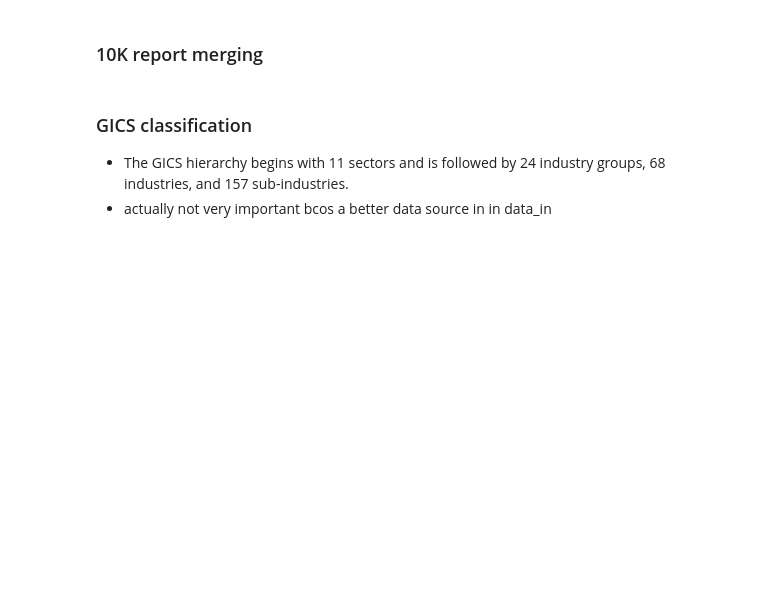
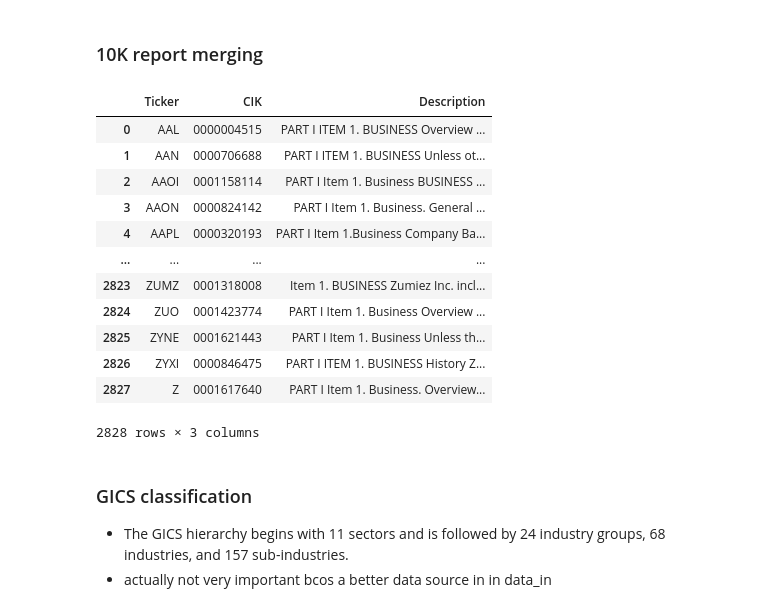
Before and after one commit to Sivalavida/Text-based-Industry-Classification, a Jupyter notebook: Data Extraction.ipynb, the cells around one changed output. Drawn from its saved outputs; the diff is of its cells as text; code cells hidden in the pictures; blank space fills up the shorter version.

```diff
--- a/Scraper script.ipynb
+++ b/Data Extraction.ipynb
@@ -546,20 +546,36 @@ ticker_ratios_clean_df.to_csv('data_out/russell_ratios_df.csv')
 # %% [markdown]
 ### 10K report merging
 # %%
-DOWNLOAD_FOLDER_10K = os.getcwd() + os.path.sep + 'data_in\\10K intros\\'
+DOWNLOAD_FOLDER_10K = os.getcwd() + os.path.sep + 'data_in\\10K intros\\russell\\'
 desc_list = []
 
-for filename in os.listdir(DOWNLOAD_FOLDER_10K):
+for filename in tqdm(os.listdir(DOWNLOAD_FOLDER_10K)):
+    if filename == 'desktop.ini': # not sure why its there, but cant seem to be able to take it out
+        continue
     ticker = filename.split('_')[0]
     cik = filename.split('_')[1]
     with open(DOWNLOAD_FOLDER_10K + filename,  'r', encoding='utf-8') as f:
         desc = f.read()
     desc_list.append([ticker,cik,desc])
 
-snp_desc_10K_df = pd.DataFrame(desc_list, columns=['Ticker','CIK', 'Description'])
-snp_desc_10K_df.Description = snp_desc_10K_df.Description.str.replace('\n', ' ').str.replace(',', ' ')
-snp_desc_10K_df.to_pickle('data_out/snp_desc_10K.pkl')
-snp_desc_10K_df
+desc_10K_df = pd.DataFrame(desc_list, columns=['Ticker','CIK', 'Description'])
+desc_10K_df.Description = desc_10K_df.Description.str.replace('\n', ' ').str.replace(',', ' ')
+desc_10K_df.to_pickle('data_out/russell_desc_10K.pkl')
+desc_10K_df
+# %% [output]
+|  | Ticker | CIK | Description |
+| 0 | AAL | 0000004515 | PART I ITEM 1. BUSINESS Overview ... |
+| 1 | AAN | 0000706688 | PART I ITEM 1. BUSINESS Unless ot... |
+| 2 | AAOI | 0001158114 | PART I Item 1. Business BUSINESS ... |
+| 3 | AAON | 0000824142 | PART I Item 1. Business. General ... |
+| 4 | AAPL | 0000320193 | PART I Item 1.Business Company Ba... |
+| ... | ... | ... | ... |
+| 2823 | ZUMZ | 0001318008 | Item 1. BUSINESS Zumiez Inc. incl... |
+| 2824 | ZUO | 0001423774 | PART I Item 1. Business Overview ... |
+| 2825 | ZYNE | 0001621443 | PART I Item 1. Business Unless th... |
+| 2826 | ZYXI | 0000846475 | PART I ITEM 1. BUSINESS History Z... |
+| 2827 | Z | 0001617640 | PART I Item 1. Business. Overview... |
+2828 rows × 3 columns
 # %% [markdown]
 ### GICS classification
 
```
Also changed, not shown: parts of 2 cells of this notebook, 15 other files.
